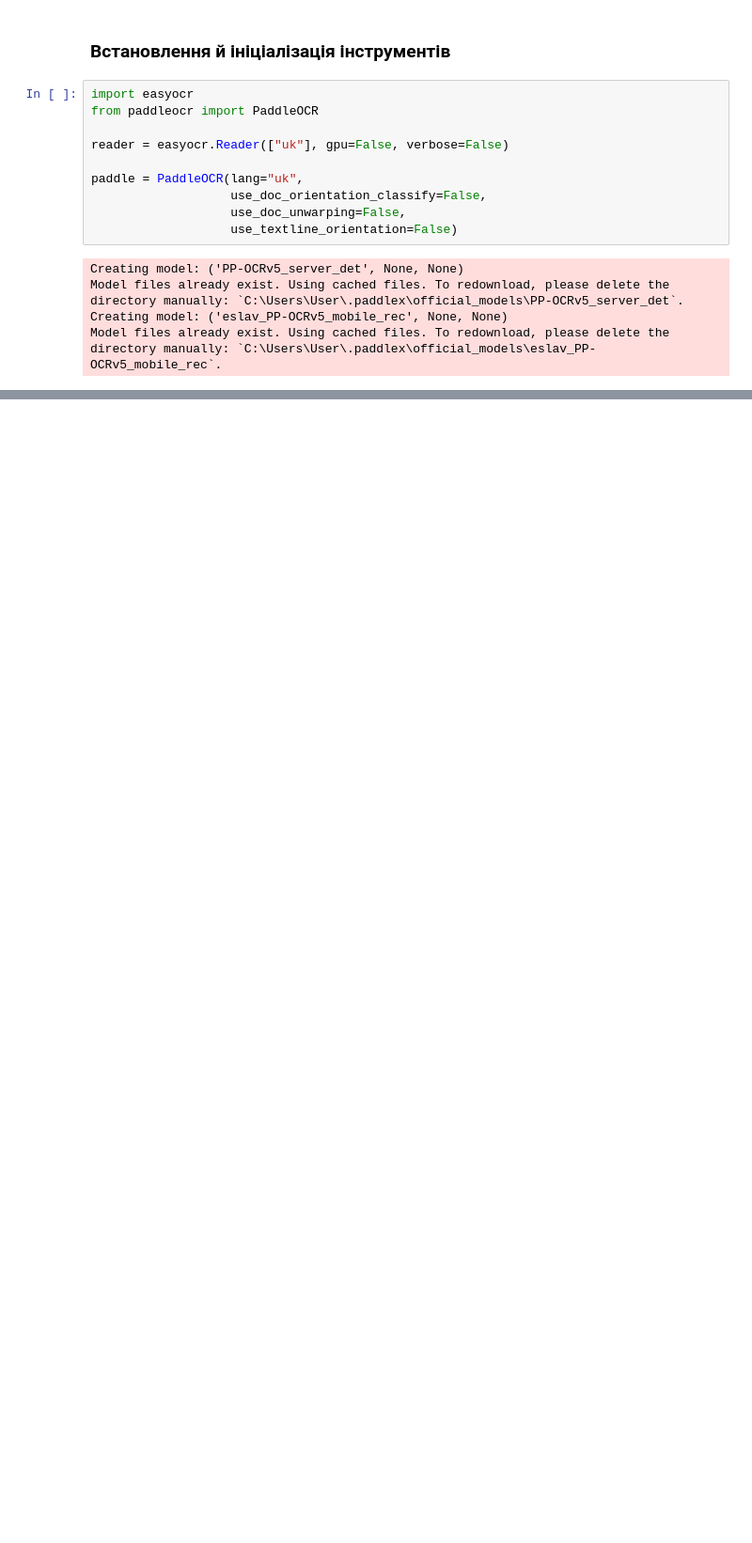
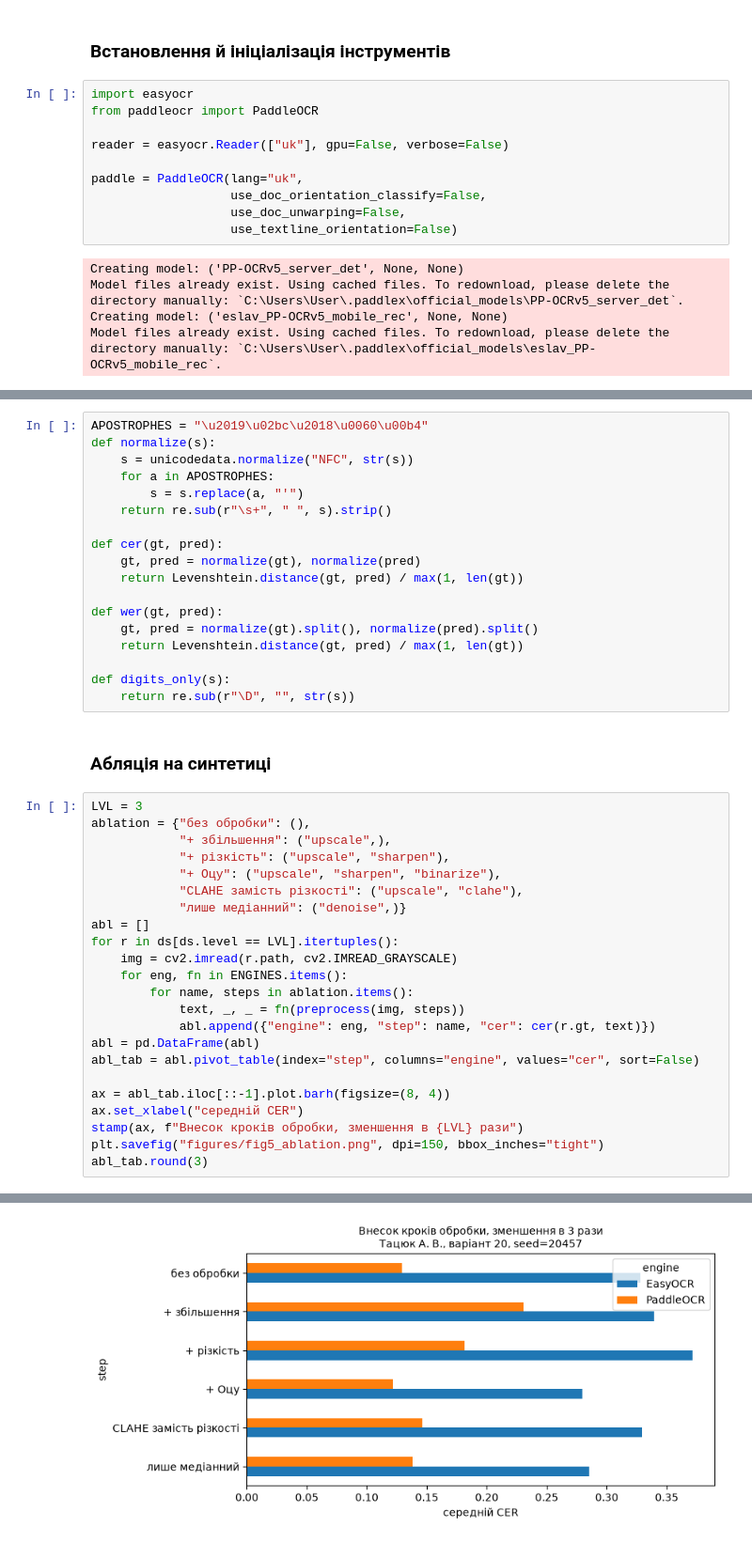
Before and after one commit to anh3lina/lab3_ocr, a Jupyter notebook: lab3_code.ipynb, the cells around one changed output, grey strips where cells are left out. Shown at 94% size. Drawn from its saved outputs; the diff is of its cells as text; blank space fills up the shorter version.

```diff
--- a/lab3_code.ipynb
+++ b/lab3_code.ipynb
@@ -234,0 +283,44 @@ Model files already exist. Using cached files. To redownload, please delete the
+# %%
+APOSTROPHES = "\u2019\u02bc\u2018\u0060\u00b4"
+def normalize(s):
+    s = unicodedata.normalize("NFC", str(s))
+    for a in APOSTROPHES:
+        s = s.replace(a, "'")
+    return re.sub(r"\s+", " ", s).strip()
+
+def cer(gt, pred):
+    gt, pred = normalize(gt), normalize(pred)
+    return Levenshtein.distance(gt, pred) / max(1, len(gt))
+
+def wer(gt, pred):
+    gt, pred = normalize(gt).split(), normalize(pred).split()
+    return Levenshtein.distance(gt, pred) / max(1, len(gt))
+
+def digits_only(s):
+    return re.sub(r"\D", "", str(s))
+# %% [markdown]
+### Абляція на синтетиці
+# %%
+LVL = 3
+ablation = {"без обробки": (),
+            "+ збільшення": ("upscale",),
+            "+ різкість": ("upscale", "sharpen"),
+            "+ Оцу": ("upscale", "sharpen", "binarize"),
+            "CLAHE замість різкості": ("upscale", "clahe"),
+            "лише медіанний": ("denoise",)}
+abl = []
+for r in ds[ds.level == LVL].itertuples():
+    img = cv2.imread(r.path, cv2.IMREAD_GRAYSCALE)
+    for eng, fn in ENGINES.items():
+        for name, steps in ablation.items():
+            text, _, _ = fn(preprocess(img, steps))
+            abl.append({"engine": eng, "step": name, "cer": cer(r.gt, text)})
+abl = pd.DataFrame(abl)
+abl_tab = abl.pivot_table(index="step", columns="engine", values="cer", sort=False)
+
+ax = abl_tab.iloc[::-1].plot.barh(figsize=(8, 4))
+ax.set_xlabel("середній CER")
+stamp(ax, f"Внесок кроків обробки, зменшення в {LVL} рази")
+plt.savefig("figures/fig5_ablation.png", dpi=150, bbox_inches="tight")
+abl_tab.round(3)
+# %% [output]
@@ -234,0 +335 @@ Model files already exist. Using cached files. To redownload, please delete the
+[figure, added]
```
Also changed, not shown: parts of 30 cells of this notebook, 4 other files.
